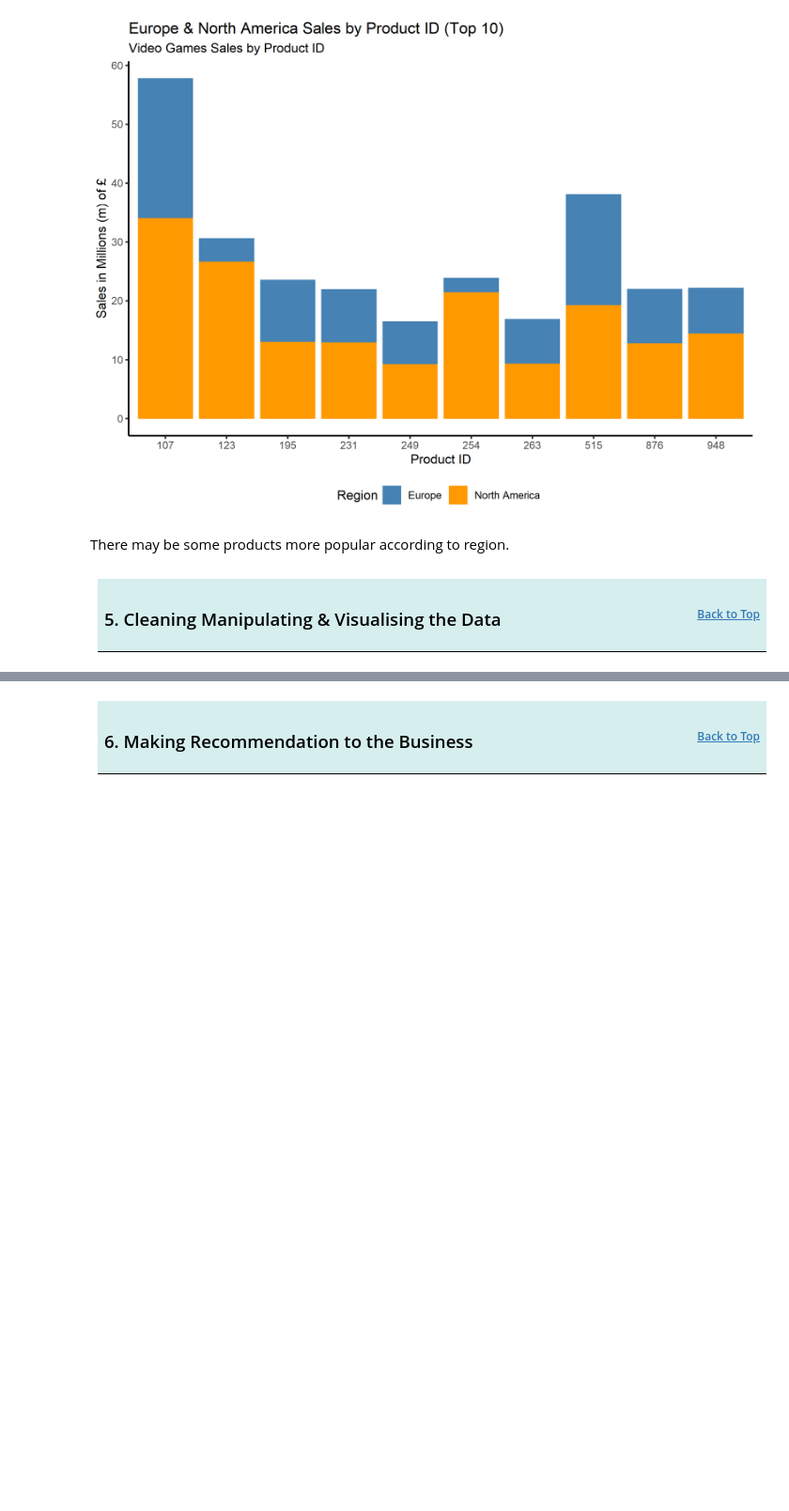
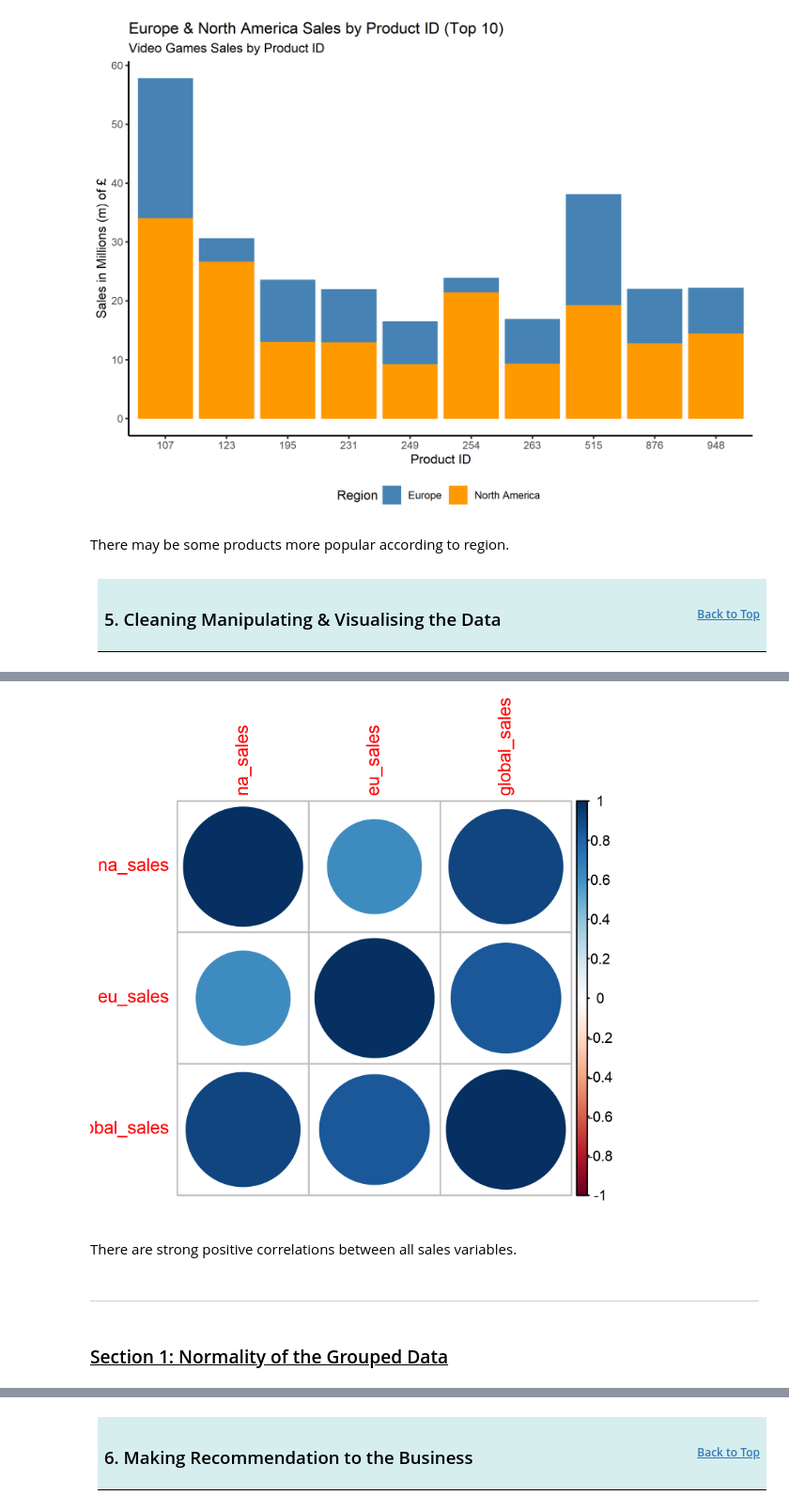
Before and after one commit to lukebart/Turtle_Games_Sales_Analysis, a Jupyter notebook: Bartholomew_Luke_DA301_Assignment_Notebook_R.ipynb, the cells around one changed output, grey strips where cells are left out. Shown at 94% size. Drawn from its saved outputs; the diff is of its cells as text; code cells hidden in the pictures; blank space fills up the shorter version.

```diff
--- a/Bartholomew_Luke_DA301_Assignment_Notebook_R.ipynb
+++ b/Bartholomew_Luke_DA301_Assignment_Notebook_R.ipynb
@@ -1275,0 +1282,3 @@ There may be some products more popular according to region.
+# %%
+# Import the data from .csv file
+ts <- read.csv('ts.csv', header=T)
@@ -1275,0 +1299,3 @@ There may be some products more popular according to region.
+# %%
+# Subset the numerical data columns
+ts_num <- subset(ts[, c('product_id', 'na_sales', 'eu_sales', 'global_sales')])
@@ -1275,0 +1316,6 @@ There may be some products more popular according to region.
+# %%
+# Specify the product_id for grouping the data, and sum all other columns
+groupby_product_id <- ts_num %>% group_by(product_id) %>%
+                      summarise(across(everything(), sum))
+
+head(groupby_product_id)
@@ -1275,0 +1365,6 @@ There may be some products more popular according to region.
+# %%
+# check the correlations between the sales colunns (drop product_id)
+correlation_matrix = cor(select(groupby_product_id, -product_id))
+
+# correlation matrix
+head(round(correlation_matrix,2))
@@ -1275,0 +1377,14 @@ There may be some products more popular according to region.
+# %%
+# Set the plot output options
+options(repr.plot.width=5, repr.plot.height=5, repr.plot.res = 300)
+
+# plot the correlation matrix
+corrplot(correlation_matrix, method='circle')
+# %% [output]
+[figure, added]
+# %% [markdown]
+There are strong positive correlations between all sales variables.
+# %% [markdown]
+<hr>
+# %% [markdown]
+### <u>Section 1: Normality of the Grouped Data</u>
```
Also changed, not shown: parts of 110 cells of this notebook.
